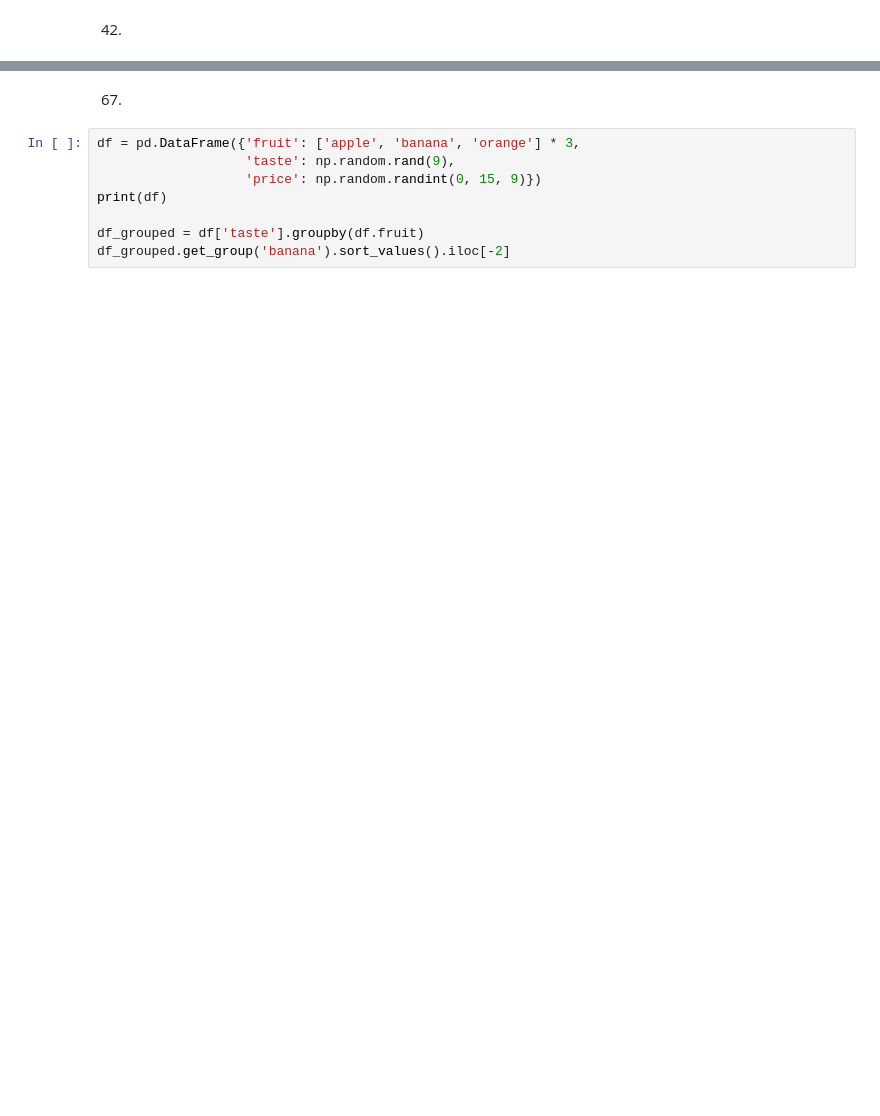
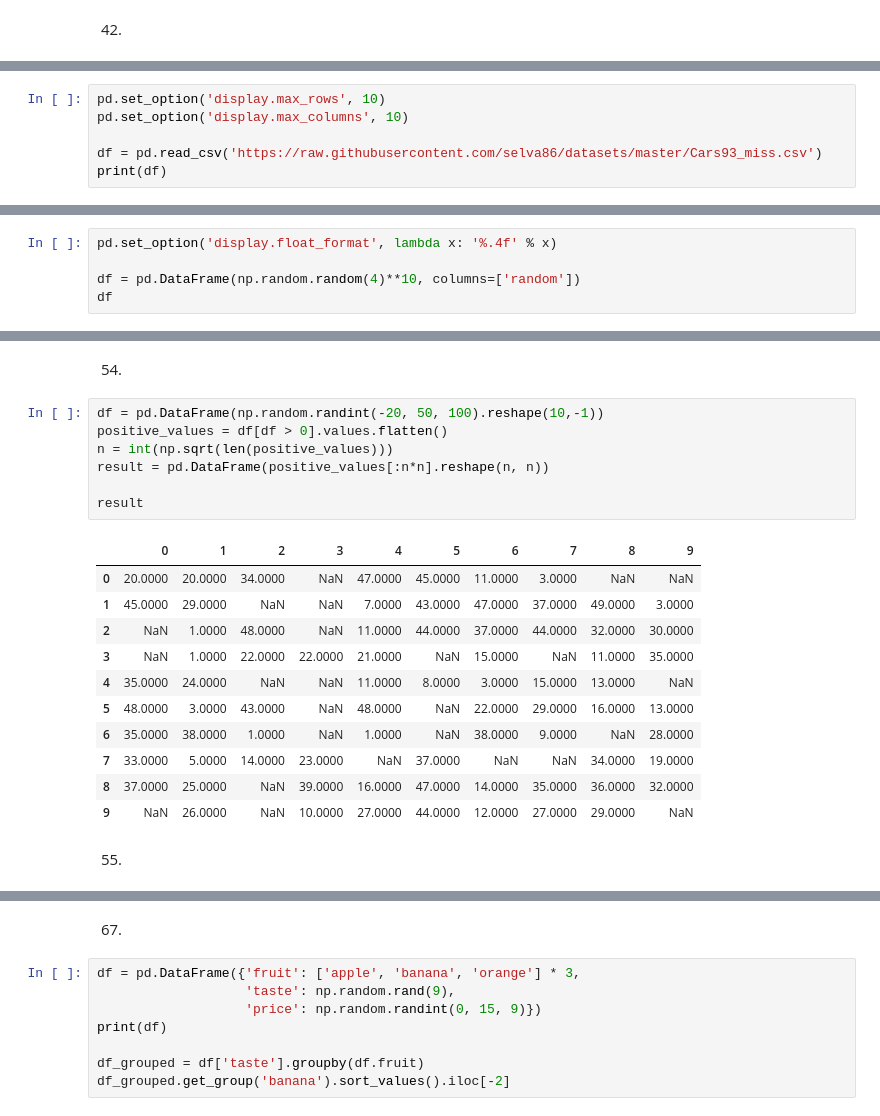
Before and after one commit to roazanas/DMandMLT, a Jupyter notebook: Pandas/tasks.ipynb, the cells around one changed output, grey strips where cells are left out. Drawn from its saved outputs; the diff is of its cells as text; blank space fills up the shorter version.

```diff
--- a/Pandas/tasks.ipynb
+++ b/Pandas/tasks.ipynb
@@ -571,0 +720,6 @@ For example, when doing 'df[col].method(value, inplace=True)', try using 'df.met
+# %%
+pd.set_option('display.max_rows', 10)
+pd.set_option('display.max_columns', 10)
+
+df = pd.read_csv('https://raw.githubusercontent.com/selva86/datasets/master/Cars93_miss.csv')
+print(df)
@@ -571,0 +746,5 @@ For example, when doing 'df[col].method(value, inplace=True)', try using 'df.met
+# %%
+pd.set_option('display.float_format', lambda x: '%.4f' % x)
+
+df = pd.DataFrame(np.random.random(4)**10, columns=['random'])
+df
@@ -571,0 +859,23 @@ For example, when doing 'df[col].method(value, inplace=True)', try using 'df.met
+# %% [markdown]
+54.
+# %%
+df = pd.DataFrame(np.random.randint(-20, 50, 100).reshape(10,-1))
+positive_values = df[df > 0].values.flatten()
+n = int(np.sqrt(len(positive_values)))
+result = pd.DataFrame(positive_values[:n*n].reshape(n, n))
+
+result
+# %% [output]
+|  | 0 | 1 | 2 | 3 | 4 | 5 | 6 | 7 | 8 | 9 |
+| 0 | 20.0000 | 20.0000 | 34.0000 | NaN | 47.0000 | 45.0000 | 11.0000 | 3.0000 | NaN | NaN |
+| 1 | 45.0000 | 29.0000 | NaN | NaN | 7.0000 | 43.0000 | 47.0000 | 37.0000 | 49.0000 | 3.0000 |
+| 2 | NaN | 1.0000 | 48.0000 | NaN | 11.0000 | 44.0000 | 37.0000 | 44.0000 | 32.0000 | 30.0000 |
+| 3 | NaN | 1.0000 | 22.0000 | 22.0000 | 21.0000 | NaN | 15.0000 | NaN | 11.0000 | 35.0000 |
+| 4 | 35.0000 | 24.0000 | NaN | NaN | 11.0000 | 8.0000 | 3.0000 | 15.0000 | 13.0000 | NaN |
+| 5 | 48.0000 | 3.0000 | 43.0000 | NaN | 48.0000 | NaN | 22.0000 | 29.0000 | 16.0000 | 13.0000 |
+| 6 | 35.0000 | 38.0000 | 1.0000 | NaN | 1.0000 | NaN | 38.0000 | 9.0000 | NaN | 28.0000 |
+| 7 | 33.0000 | 5.0000 | 14.0000 | 23.0000 | NaN | 37.0000 | NaN | NaN | 34.0000 | 19.0000 |
+| 8 | 37.0000 | 25.0000 | NaN | 39.0000 | 16.0000 | 47.0000 | 14.0000 | 35.0000 | 36.0000 | 32.0000 |
+| 9 | NaN | 26.0000 | NaN | 10.0000 | 27.0000 | 44.0000 | 12.0000 | 27.0000 | 29.0000 | NaN |
+# %% [markdown]
+55.
```
Also changed, not shown: parts of 72 cells of this notebook.
